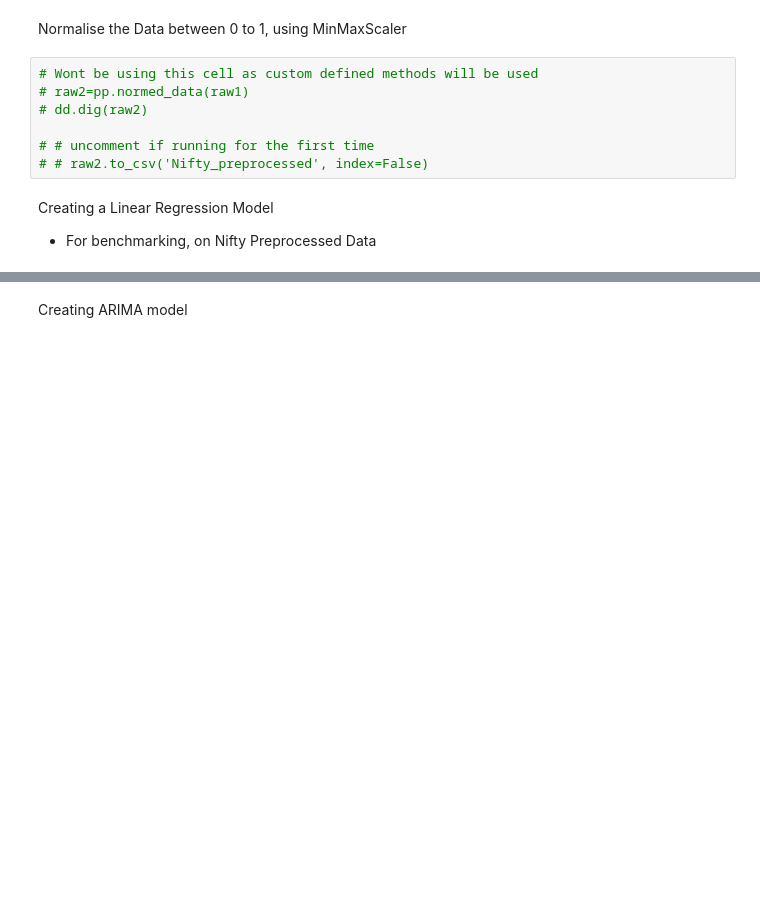
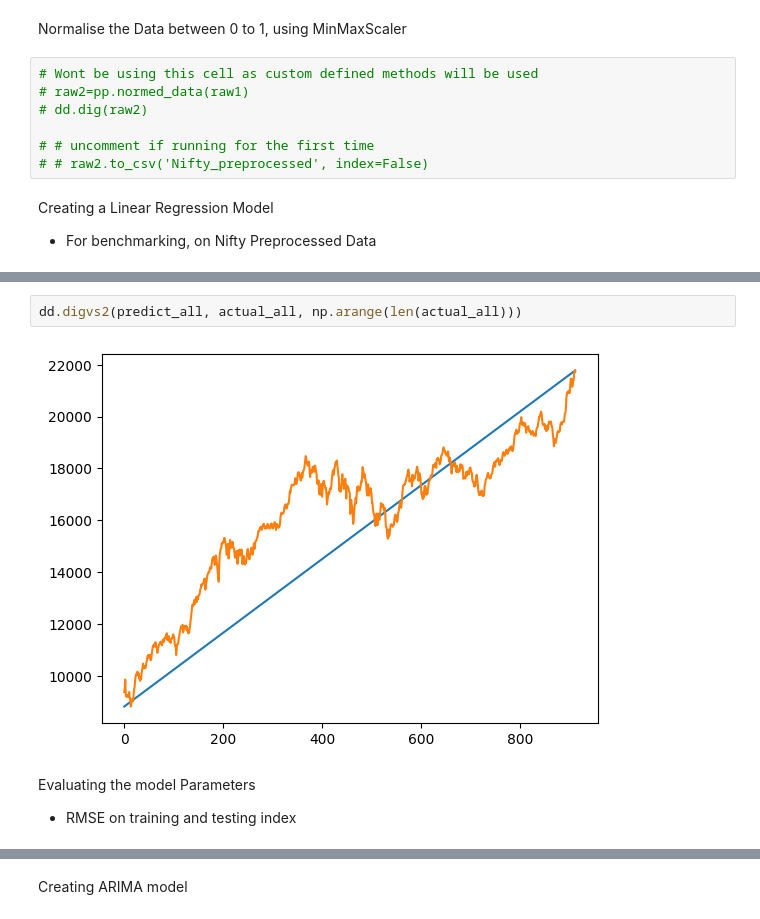
Before and after one commit to farzigulzar/Investment-Predictions, a Jupyter notebook: finance_model.ipynb, the cells around one changed output, grey strips where cells are left out. Drawn from its saved outputs; the diff is of its cells as text; blank space fills up the shorter version.

```diff
--- a/finance_model.ipynb
+++ b/finance_model.ipynb
@@ -71,0 +87,7 @@ TypeError: model() missing 2 required positional arguments: 'X' and 'y'
+# %%
+dd.digvs2(predict_all, actual_all, np.arange(len(actual_all)))
+# %% [output]
+[figure, added]
+# %% [markdown]
+Evaluating the model Parameters
+- RMSE on training and testing index
```
Also changed, not shown: parts of 14 cells of this notebook, 3 other files.
